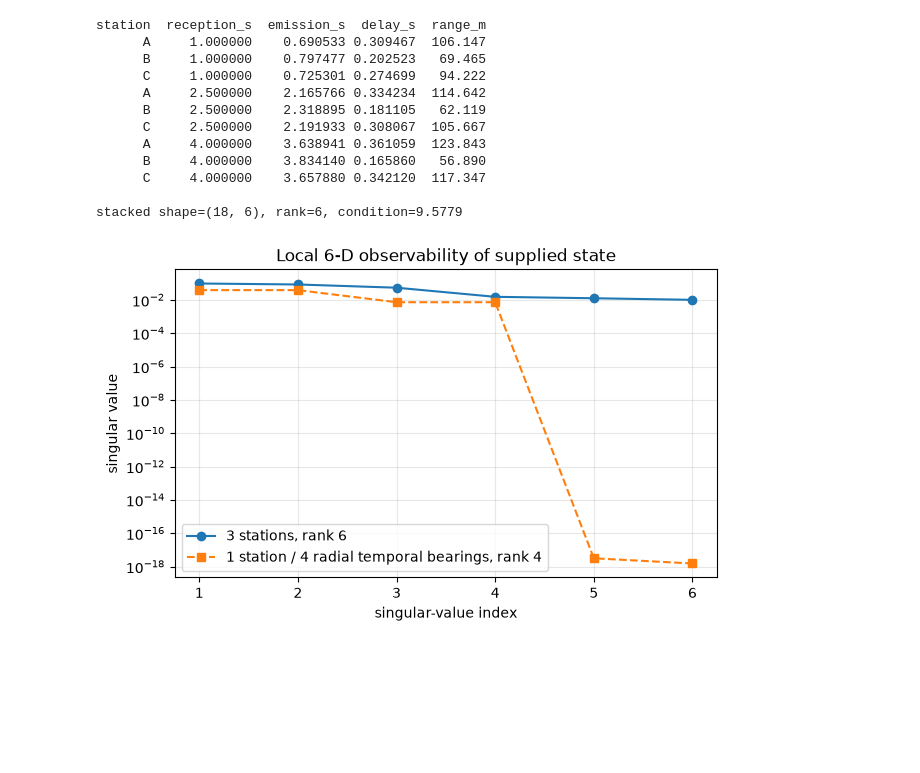
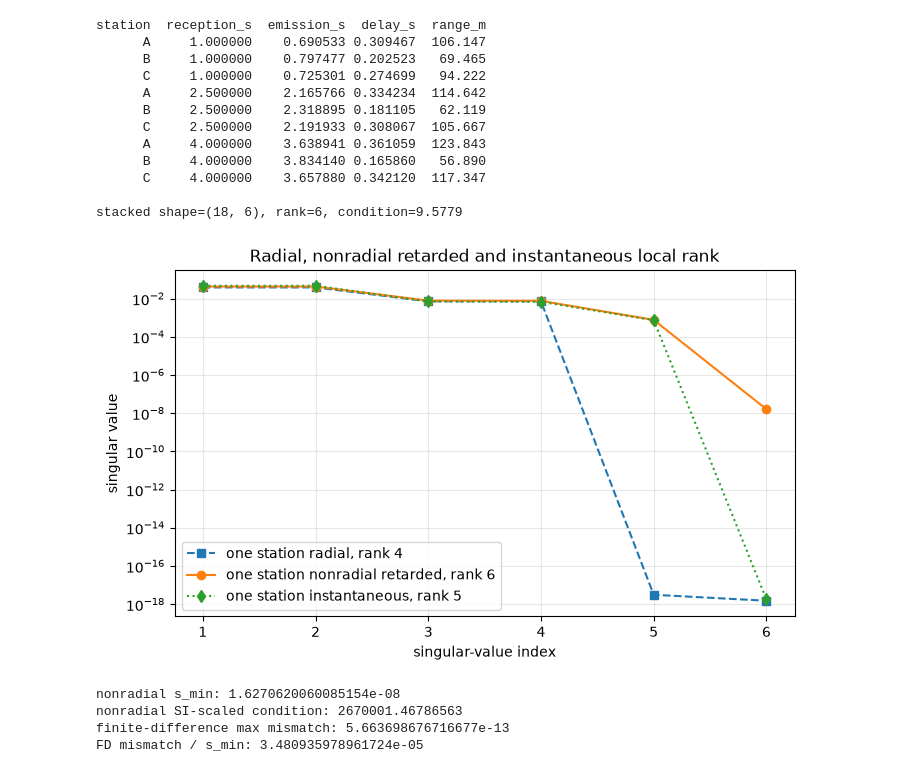
Before and after one commit to leomanchic/diploma, a Jupyter notebook: uav_acoustic_model/notebooks/retarded_bearing_model_validation.ipynb, the cells around one changed output. Cells and saved outputs as stored; diff of their text form; code cells hidden in the pictures; blank space fills up the shorter version.

Commit message:
Correct S7C-A single-station observability

```diff
--- a/uav_acoustic_model/notebooks/retarded_bearing_model_validation.ipynb
+++ b/uav_acoustic_model/notebooks/retarded_bearing_model_validation.ipynb
@@ -87,19 +103,46 @@ station  reception_s  emission_s  delay_s  range_m
 
 stacked shape=(18, 6), rank=6, condition=9.5779
 # %%
+one_station = stations[0]
+one_station_times = np.array([1.0, 2.0, 3.0, 4.0])
 radial_state = ConstantVelocityState([80.0, 50.0, 40.0], [8.0, 5.0, 4.0], 0.0)
-single_measurements = []
-for frame, reception in enumerate([1.0, 2.0, 3.0, 4.0]):
-    prediction = predict_retarded_bearing(radial_state, stations[0], reception)
-    single_measurements.append(BearingMeasurement(stations[0].station_id, 'one-station-radial', frame, reception, reception + 0.02, prediction.direction_local, np.diag([1e-5, 2e-5]), np.zeros(2), 'direct'))
-single = stack_retarded_bearing_observability(radial_state, stations[:1], single_measurements)
-fig, ax = plt.subplots(figsize=(7, 4))
-ax.semilogy(np.arange(1, diagnostic.singular_values.size + 1), diagnostic.singular_values, 'o-', label=f'3 stations, rank {diagnostic.rank}')
-ax.semilogy(np.arange(1, single.singular_values.size + 1), single.singular_values, 's--', label=f'1 station / 4 radial temporal bearings, rank {single.rank}')
-ax.set(xlabel='singular-value index', ylabel='singular value', title='Local 6-D observability of supplied state')
+nonradial_state = ConstantVelocityState([80.0, 50.0, 40.0], [8.0, -3.0, 1.0], 0.0)
+
+def ideal_one_station_measurements(candidate_state, sequence_id):
+    records = []
+    for frame, reception in enumerate(one_station_times):
+        prediction = predict_retarded_bearing(candidate_state, one_station, reception)
+        records.append(BearingMeasurement(one_station.station_id, sequence_id, frame, reception, reception + 0.02, prediction.direction_local, np.diag([1e-5, 2e-5]), np.zeros(2), 'direct'))
+    return records
+
+radial = stack_retarded_bearing_observability(radial_state, [one_station], ideal_one_station_measurements(radial_state, 'radial'))
+nonradial = stack_retarded_bearing_observability(nonradial_state, [one_station], ideal_one_station_measurements(nonradial_state, 'nonradial'))
+instantaneous_jacobian = stacked_instantaneous_world_direction_jacobian(nonradial_state, one_station, one_station_times)
+instantaneous_singular_values = np.linalg.svd(instantaneous_jacobian, compute_uv=False)
+instantaneous_tolerance = max(instantaneous_jacobian.shape) * np.finfo(float).eps * instantaneous_singular_values[0]
+instantaneous_rank = int(np.count_nonzero(instantaneous_singular_values > instantaneous_tolerance))
+
+assert radial.rank == 4
+assert nonradial.rank == 6
+assert instantaneous_rank == 5
+assert metrics['one_station_temporal_nonradial_fd_max_abs_mismatch'] < nonradial.singular_values[-1] * 1e-3
+
+fig, ax = plt.subplots(figsize=(8, 4.5))
+ax.semilogy(np.arange(1, 7), radial.singular_values, 's--', label=f'one station radial, rank {radial.rank}')
+ax.semilogy(np.arange(1, 7), nonradial.singular_values, 'o-', label=f'one station nonradial retarded, rank {nonradial.rank}')
+ax.semilogy(np.arange(1, 7), instantaneous_singular_values, 'd:', label=f'one station instantaneous, rank {instantaneous_rank}')
+ax.set(xlabel='singular-value index', ylabel='singular value', title='Radial, nonradial retarded and instantaneous local rank')
 ax.grid(True, which='both', alpha=0.3)
 ax.legend()
 plt.show()
+print('nonradial s_min:', nonradial.singular_values[-1])
+print('nonradial SI-scaled condition:', nonradial.condition_number)
+print('finite-difference max mismatch:', metrics['one_station_temporal_nonradial_fd_max_abs_mismatch'])
+print('FD mismatch / s_min:', metrics['one_station_temporal_nonradial_fd_max_to_smin_ratio'])
 # %% [output]
-[figure, old version]
+[figure, new version]
+nonradial s_min: 1.6270620060085154e-08
+nonradial SI-scaled condition: 2670001.46786563
+finite-difference max mismatch: 5.663698676716677e-13
+FD mismatch / s_min: 3.480935978961724e-05
 # %%
```
Also changed, not shown: parts of 4 cells of this notebook, 25 other files.
